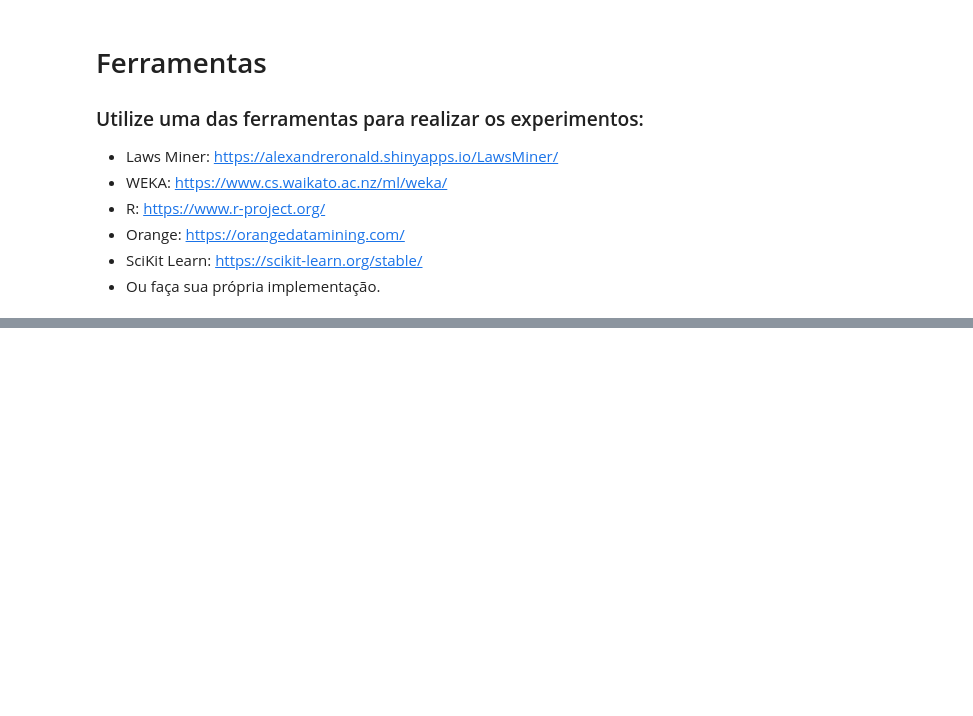
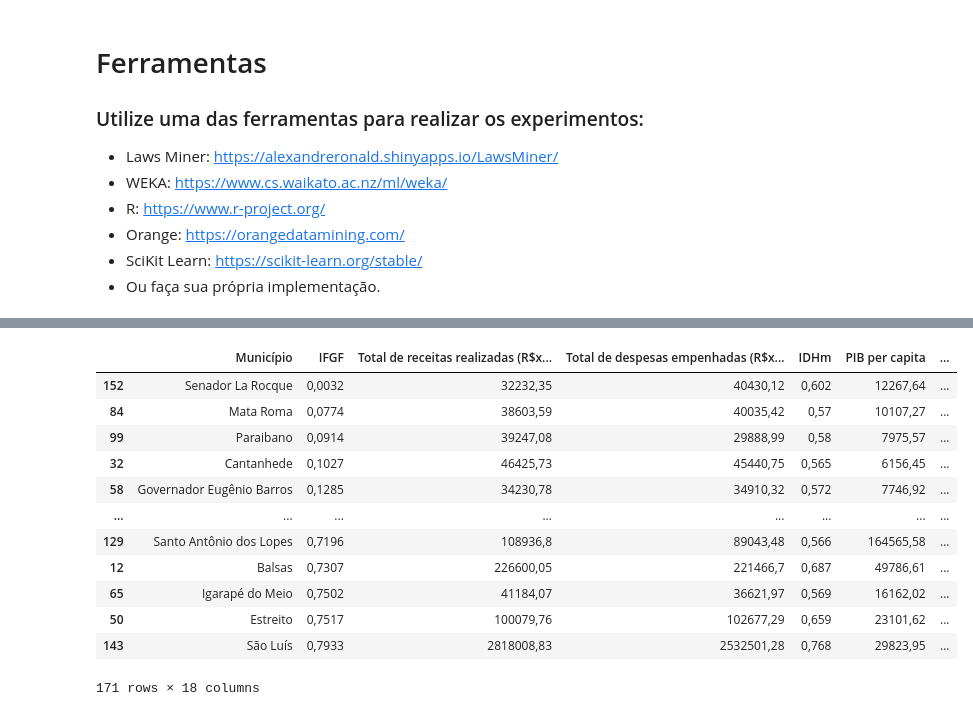
Before and after one commit to nervaljunior/JupyterHub, a Jupyter notebook: Untitled0.ipynb, the cells around one changed output, grey strips where cells are left out. Saved outputs shown, nothing was run; the diff lists cells and outputs as text; code cells hidden in the pictures; blank space fills up the shorter version.

```diff
--- a/Untitled0.ipynb
+++ b/Untitled0.ipynb
@@ -135,0 +133,16 @@ training= df_treinamento_supervisionado
+# %%
+treino
+# %% [output]
+|  | Município | IFGF | Total de receitas realizadas (R$x... | Total de despesas empenhadas (R$x... | IDHm | PIB per capita | ... |
+| 152 | Senador La Rocque | 0,0032 | 32232,35 | 40430,12 | 0,602 | 12267,64 | ... |
+| 84 | Mata Roma | 0,0774 | 38603,59 | 40035,42 | 0,57 | 10107,27 | ... |
+| 99 | Paraibano | 0,0914 | 39247,08 | 29888,99 | 0,58 | 7975,57 | ... |
+| 32 | Cantanhede | 0,1027 | 46425,73 | 45440,75 | 0,565 | 6156,45 | ... |
+| 58 | Governador Eugênio Barros | 0,1285 | 34230,78 | 34910,32 | 0,572 | 7746,92 | ... |
+| ... | ... | ... | ... | ... | ... | ... | ... |
+| 129 | Santo Antônio dos Lopes | 0,7196 | 108936,8 | 89043,48 | 0,566 | 164565,58 | ... |
+| 12 | Balsas | 0,7307 | 226600,05 | 221466,7 | 0,687 | 49786,61 | ... |
+| 65 | Igarapé do Meio | 0,7502 | 41184,07 | 36621,97 | 0,569 | 16162,02 | ... |
+| 50 | Estreito | 0,7517 | 100079,76 | 102677,29 | 0,659 | 23101,62 | ... |
+| 143 | São Luís | 0,7933 | 2818008,83 | 2532501,28 | 0,768 | 29823,95 | ... |
+171 rows × 18 columns
```
Also changed, not shown: parts of 22 cells of this notebook.
